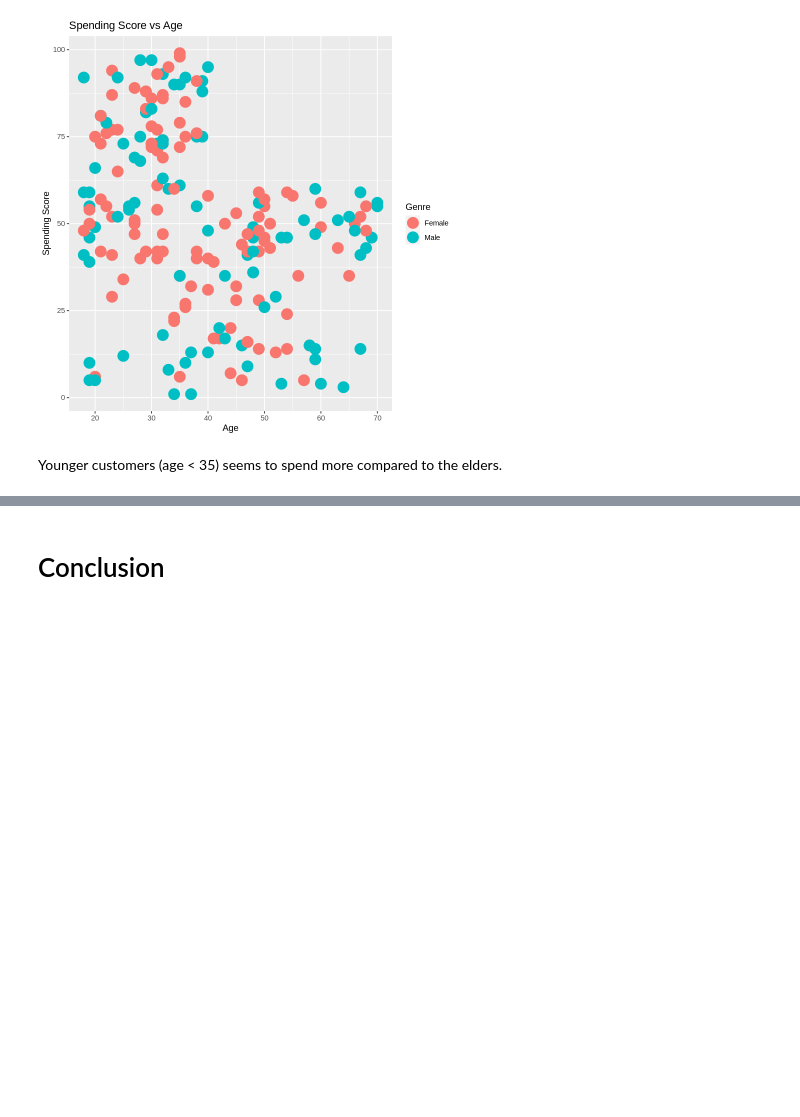
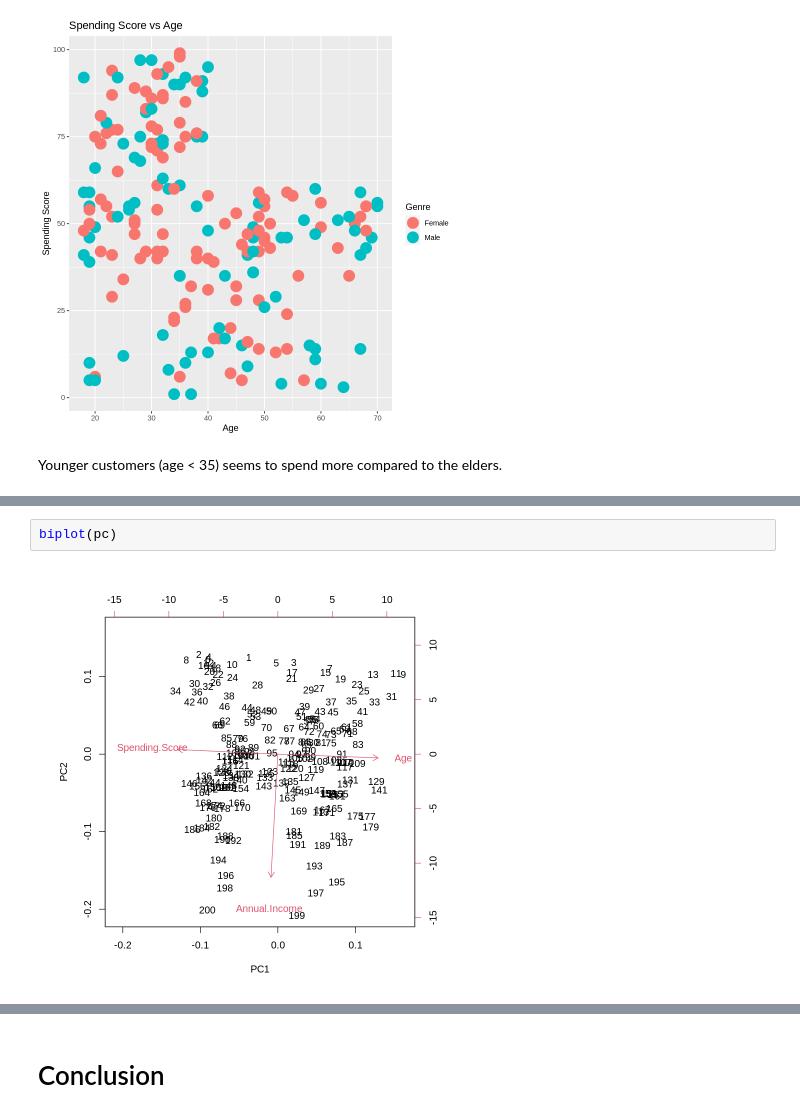
Before and after one commit to nv-hiep/customer_clustering, a Jupyter notebook: Customer_Segmentation_DataAnalysis_R_ipynb.ipynb, the cells around one changed output, grey strips where cells are left out. Cells and saved outputs as stored; diff of their text form; blank space fills up the shorter version.

```diff
--- a/Customer_Segmentation_DataAnalysis_R_ipynb.ipynb
+++ b/Customer_Segmentation_DataAnalysis_R_ipynb.ipynb
@@ -566,0 +655,4 @@ Younger customers (age < 35) seems to spend more compared to the elders.
+# %%
+biplot(pc)
+# %% [output]
+[figure, added]
```
Also changed, not shown: parts of 27 cells of this notebook.
